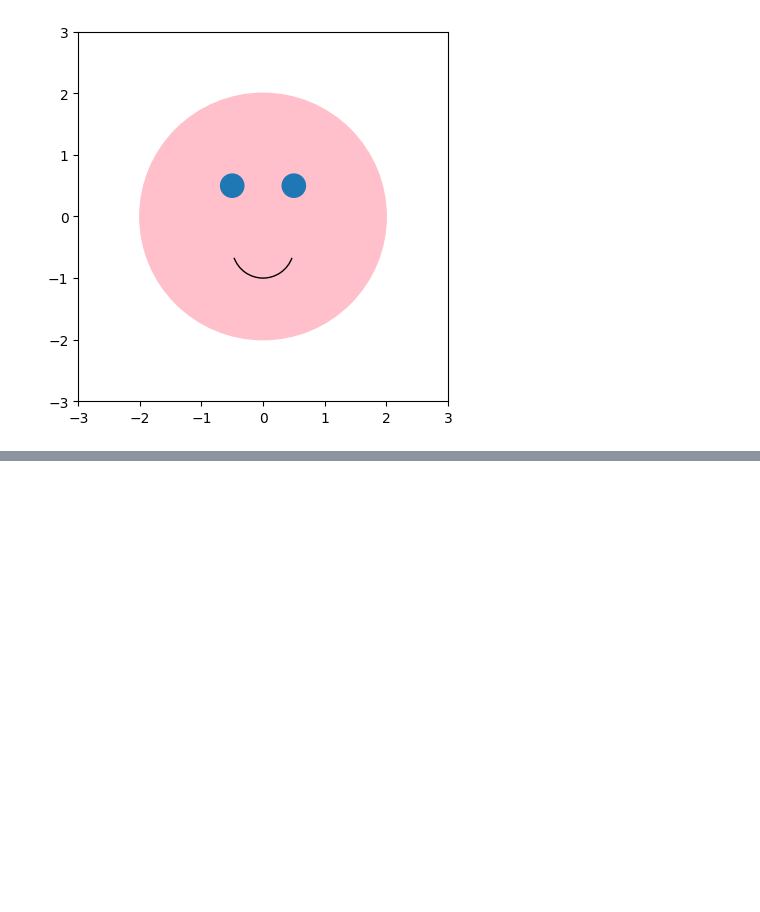
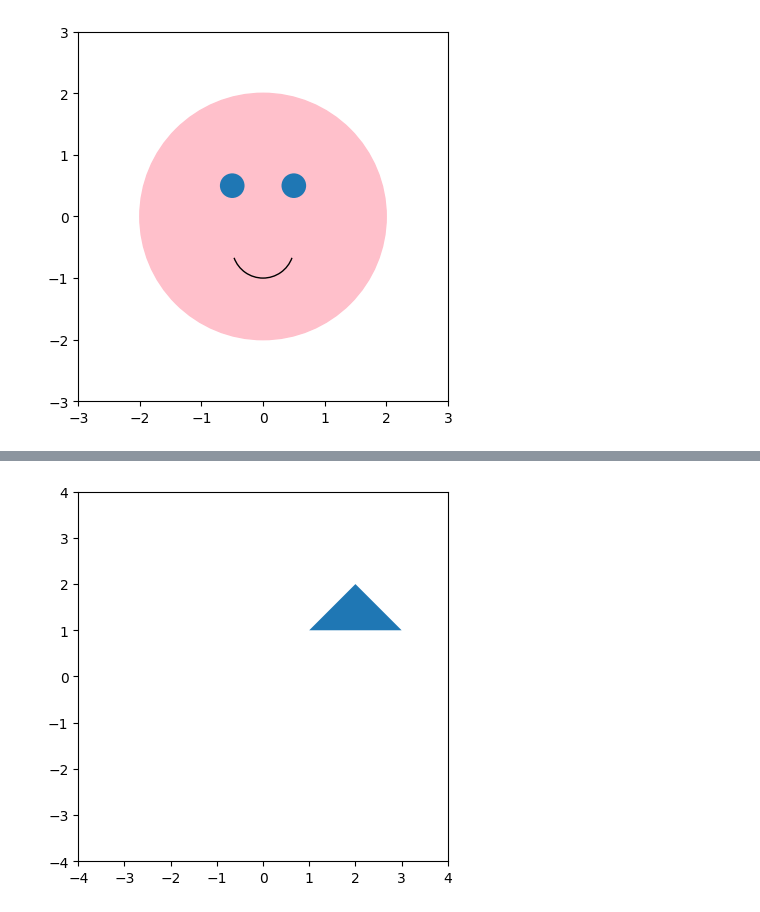
Before and after one commit to BushraOnika/Python-practise, a Jupyter notebook: pizza_slice.ipynb, the cells around one changed output, grey strips where cells are left out. Cells and saved outputs as stored; diff of their text form; code cells hidden in the pictures; blank space fills up the shorter version.

```diff
--- a/pizza_slice.ipynb
+++ b/pizza_slice.ipynb
@@ -66,0 +101,8 @@ axes.set_aspect('equal')
+# %%
+fig,ax=plt.subplots()
+map=Polygon([(1,1),(2,2),(3,1)])
+ax.add_patch(map)
+set_limiltxy(ax,4,4)
+plt.show()
+# %% [output]
+[figure, added]
```
Also changed, not shown: parts of 7 cells of this notebook.
